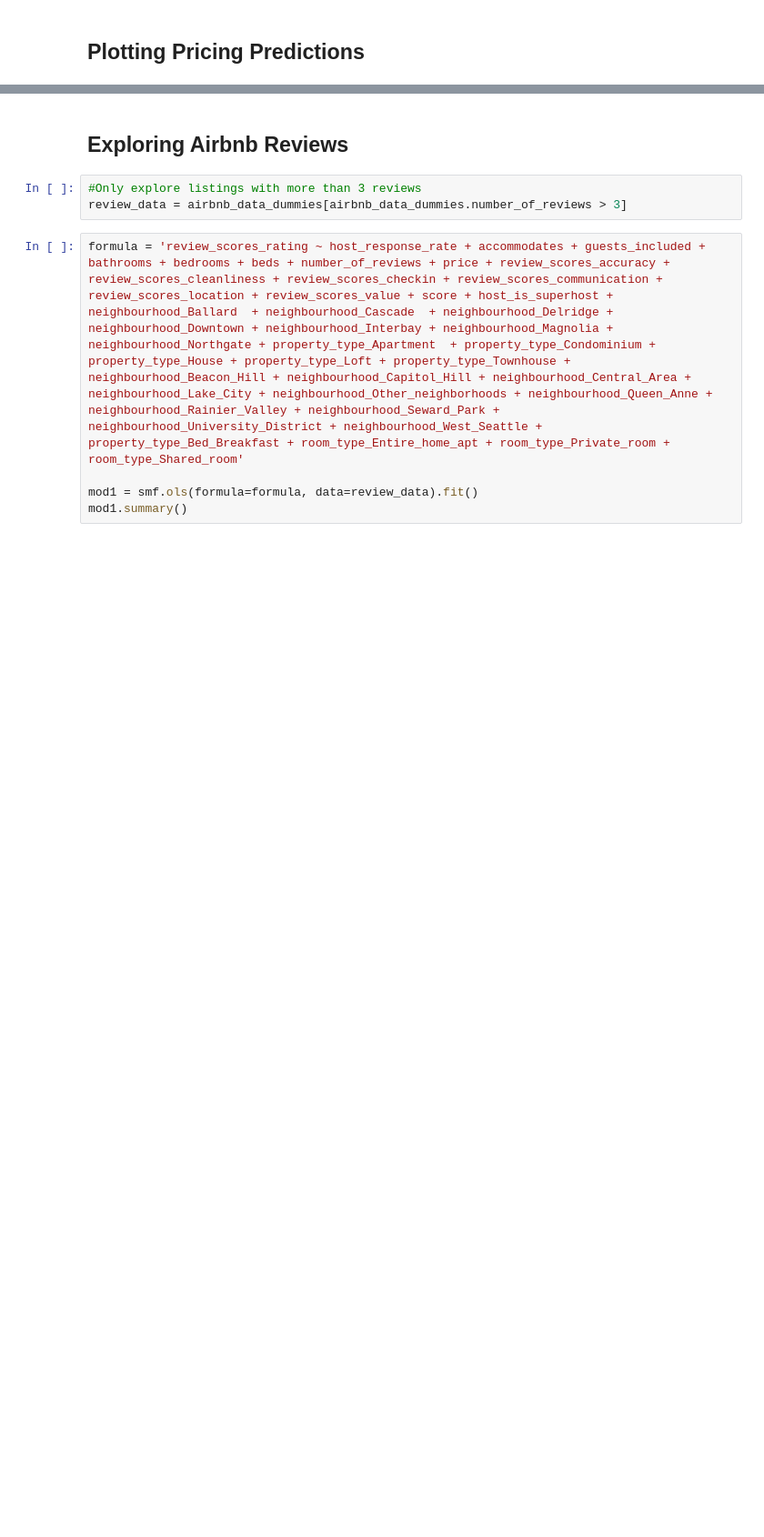
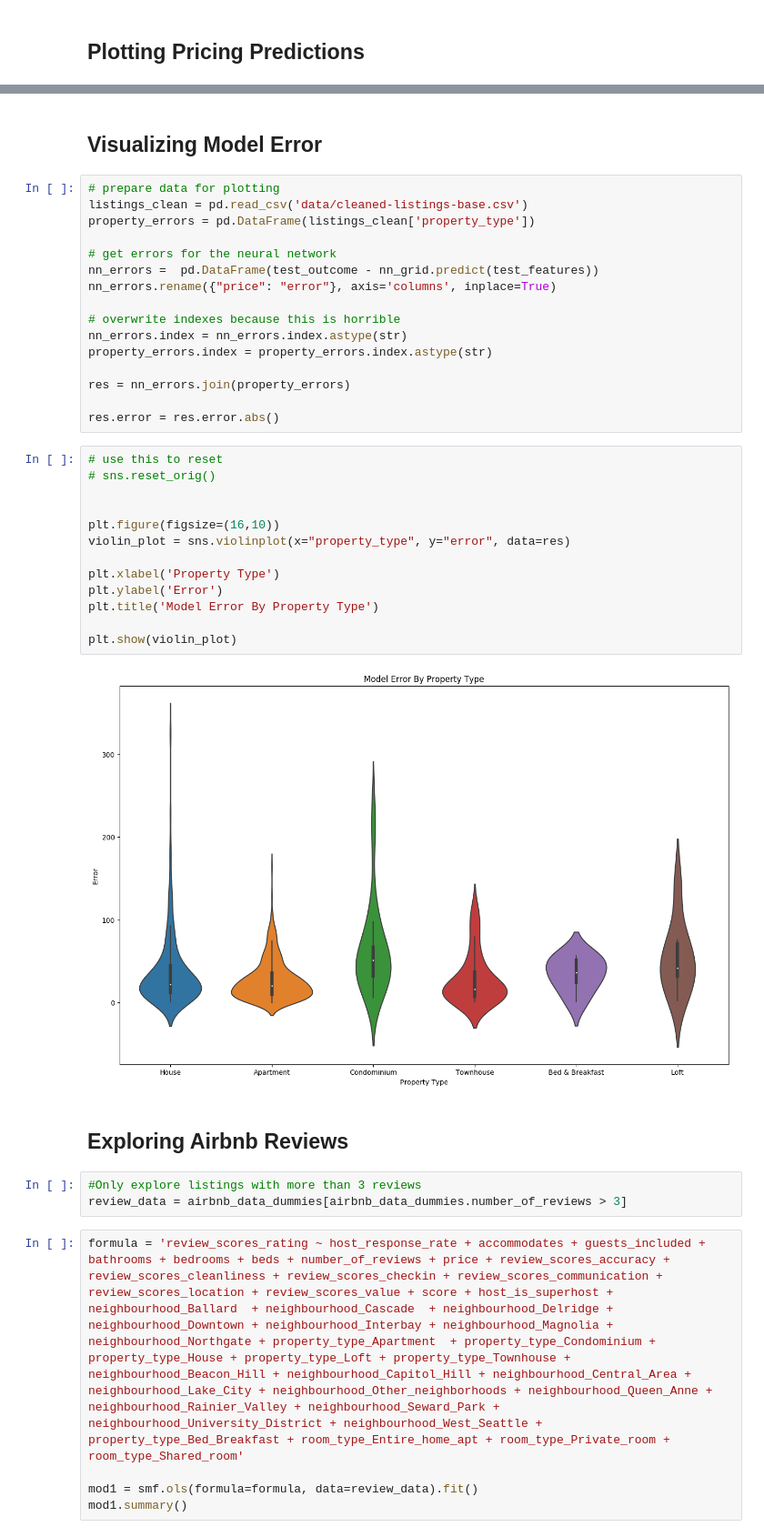
Before and after one commit to joshkeating/inf370-final-project, a Jupyter notebook: analysis.ipynb, the cells around one changed output, grey strips where cells are left out. Shown at 91% size. Drawn from its saved outputs; the diff is of its cells as text; blank space fills up the shorter version.

```diff
--- a/analysis.ipynb
+++ b/analysis.ipynb
@@ -243,3 +261,36 @@ plt.show()
+# %% [markdown]
+## Visualizing Model Error
+# %%
+# prepare data for plotting
+listings_clean = pd.read_csv('data/cleaned-listings-base.csv')
+property_errors = pd.DataFrame(listings_clean['property_type'])
+
+# get errors for the neural network
+nn_errors =  pd.DataFrame(test_outcome - nn_grid.predict(test_features))
+nn_errors.rename({"price": "error"}, axis='columns', inplace=True)
+
+# overwrite indexes because this is horrible
+nn_errors.index = nn_errors.index.astype(str)
+property_errors.index = property_errors.index.astype(str)
+
+res = nn_errors.join(property_errors)
+
+res.error = res.error.abs()
+# %%
+# use this to reset
+# sns.reset_orig()
+
+
+plt.figure(figsize=(16,10))
+violin_plot = sns.violinplot(x="property_type", y="error", data=res)
+
+plt.xlabel('Property Type')
+plt.ylabel('Error')
+plt.title('Model Error By Property Type')
+
+plt.show(violin_plot)
+# %% [output]
+[figure, added]
 # %% [markdown]
 ## Exploring Airbnb Reviews
 # %%
```
Also changed, not shown: parts of 16 cells of this notebook.
